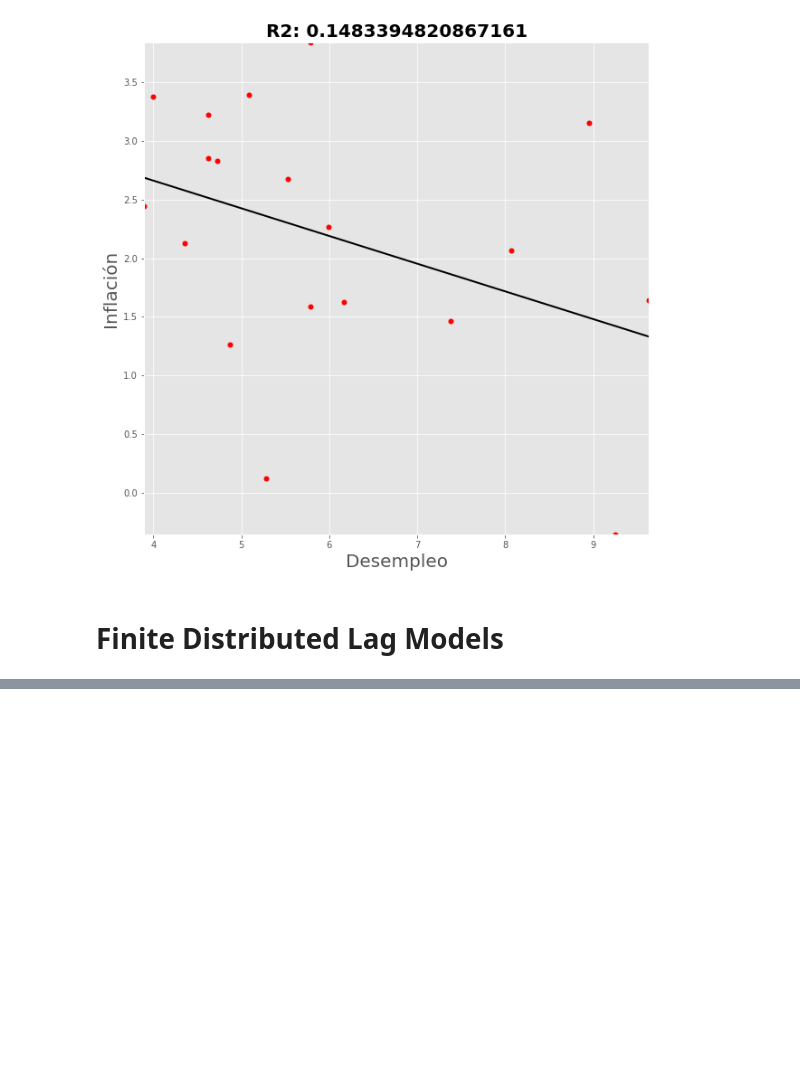
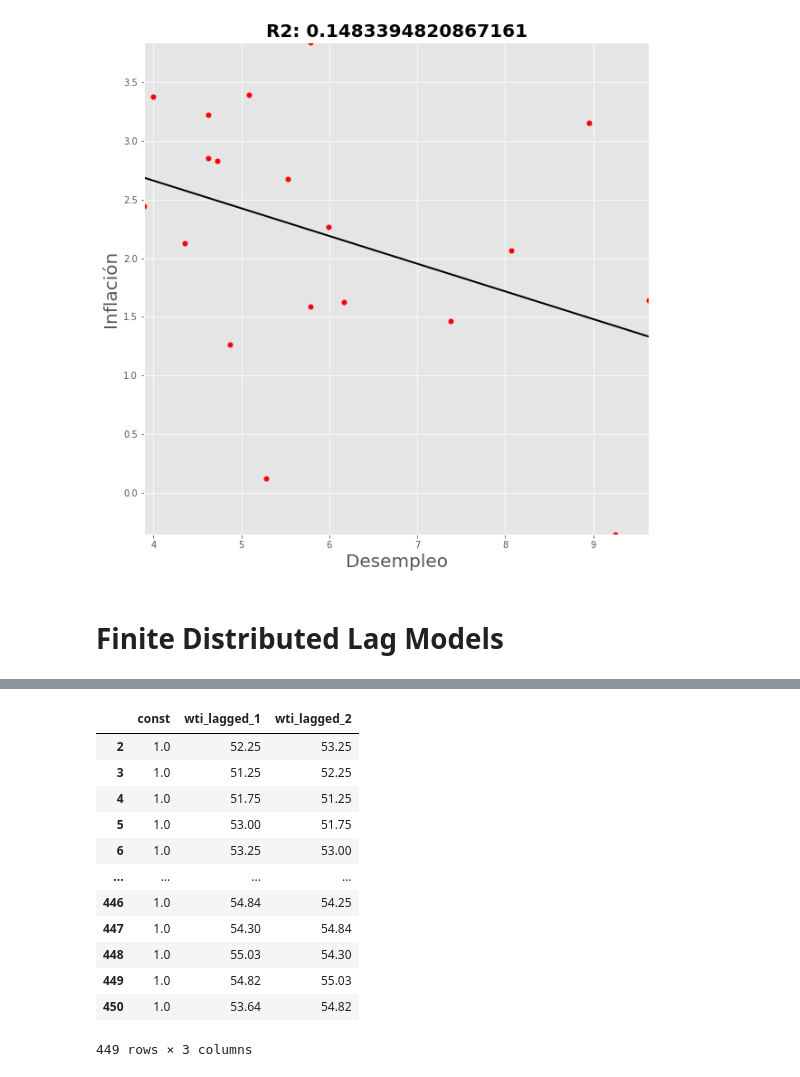
Before and after one commit to andrespdlr/econometricsII, a Jupyter notebook: code/lecture_2.ipynb, the cells around one changed output, grey strips where cells are left out. Drawn from its saved outputs; the diff is of its cells as text; code cells hidden in the pictures; blank space fills up the shorter version.

```diff
--- a/code/lecture_2.ipynb
+++ b/code/lecture_2.ipynb
@@ -261,0 +264,16 @@ Warnings:
+# %%
+X
+# %% [output]
+|  | const | wti_lagged_1 | wti_lagged_2 |
+| 2 | 1.0 | 52.25 | 53.25 |
+| 3 | 1.0 | 51.25 | 52.25 |
+| 4 | 1.0 | 51.75 | 51.25 |
+| 5 | 1.0 | 53.00 | 51.75 |
+| 6 | 1.0 | 53.25 | 53.00 |
+| ... | ... | ... | ... |
+| 446 | 1.0 | 54.84 | 54.25 |
+| 447 | 1.0 | 54.30 | 54.84 |
+| 448 | 1.0 | 55.03 | 54.30 |
+| 449 | 1.0 | 54.82 | 55.03 |
+| 450 | 1.0 | 53.64 | 54.82 |
+449 rows × 3 columns
```
Also changed, not shown: parts of 8 cells of this notebook.
